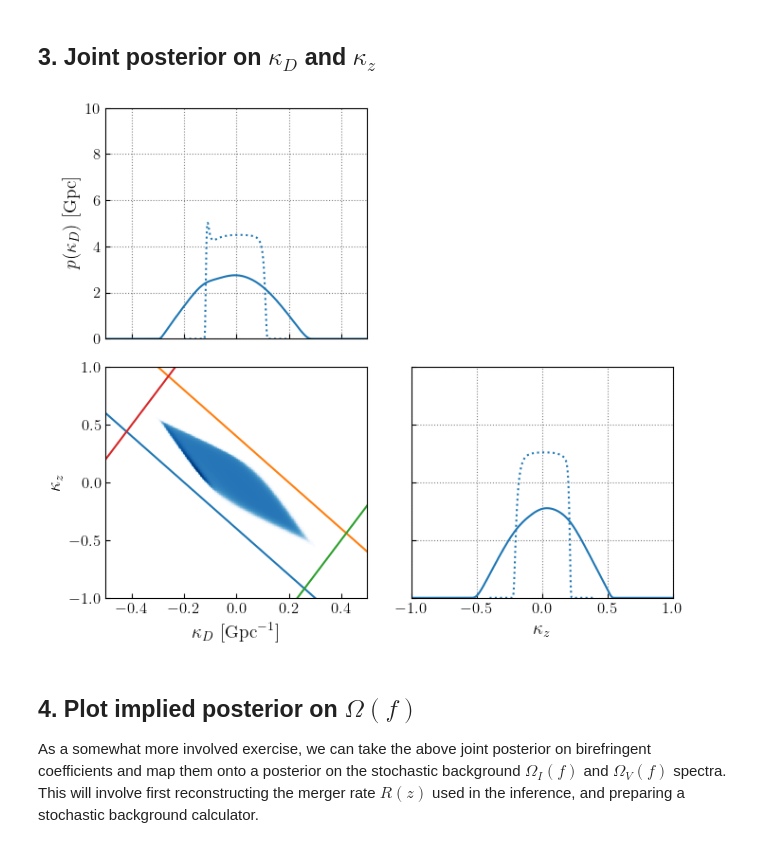
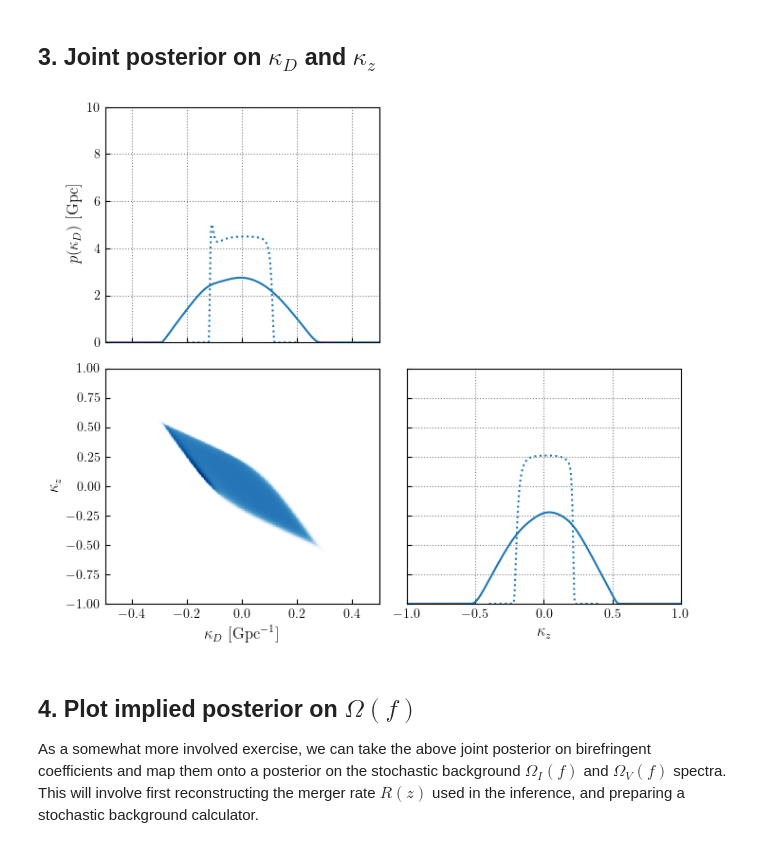
Before and after one commit to tcallister/stochastic-birefringence, a Jupyter notebook: data/inspect_birefringence_delayedSFR_LVO3.ipynb, the cells around one changed output. Saved outputs shown, nothing was run; the diff lists cells and outputs as text; code cells hidden in the pictures.

```diff
--- a/data/inspect_birefringence_delayedSFR_LVO3.ipynb
+++ b/data/inspect_birefringence_delayedSFR_LVO3.ipynb
@@ -106,40 +107,34 @@ fig = plt.figure(figsize=(7,6))
 ax = fig.add_subplot(223)
 cmap = cm.Blues
 cmap.set_under("white")
 c = ax.pcolormesh(kappa_dcs,kappa_zs,joint_probabilities.T,cmap=cmap,vmin=1e-6)
 ax.set_xlabel('$\kappa_D$ [$\mathrm{Gpc}^{-1}$]')
 ax.set_ylabel('$\kappa_z$')
 ax.set_xlim(-0.5,0.5)
 ax.set_ylim(-1.,1.)
 
-xs = np.linspace(-0.5,0.5)
-ax.plot(xs,-0.4-2*xs)
-ax.plot(xs,0.4-2*xs)
-ax.plot(xs,-0.2+3*(xs-0.5))
-ax.plot(xs,0.2+3*(xs+0.5))
-
 # Plot 1D kappa_d posteriors (both marginal and conditional on kappa_z=0)
 ax = fig.add_subplot(221)
 ax.plot(kappa_dcs,p_kd)
 ax.plot(kappa_dcs_1D,p_kappa_dc_1D,color=blue,ls=':')
 ax.set_xlim(-0.5,0.5)
 ax.set_ylim(0,10)
 ax.set_xticklabels([])
 ax.set_ylabel('$p(\kappa_D)$ [$\mathrm{Gpc}$]')
 
 # And 1D kappa_z posteriors
 ax = fig.add_subplot(224)
 ax.plot(kappa_zs,p_kz)
 ax.plot(kappa_zs_1D,p_kappa_z_1D,color=blue,ls=':')
 ax.set_xlim(-1.,1.)
 ax.set_ylim(0,4)
 ax.set_yticklabels([])
 ax.set_xlabel('$\kappa_z$')
 
 plt.tight_layout()
 plt.show()
 # %% [output]
-[figure, old version]
+[figure, new version]
 # %% [markdown]
 ## 4. Plot implied posterior on $\Omega(f)$
 
```
Also changed, not shown: parts of 8 cells of this notebook, 8 other files.
